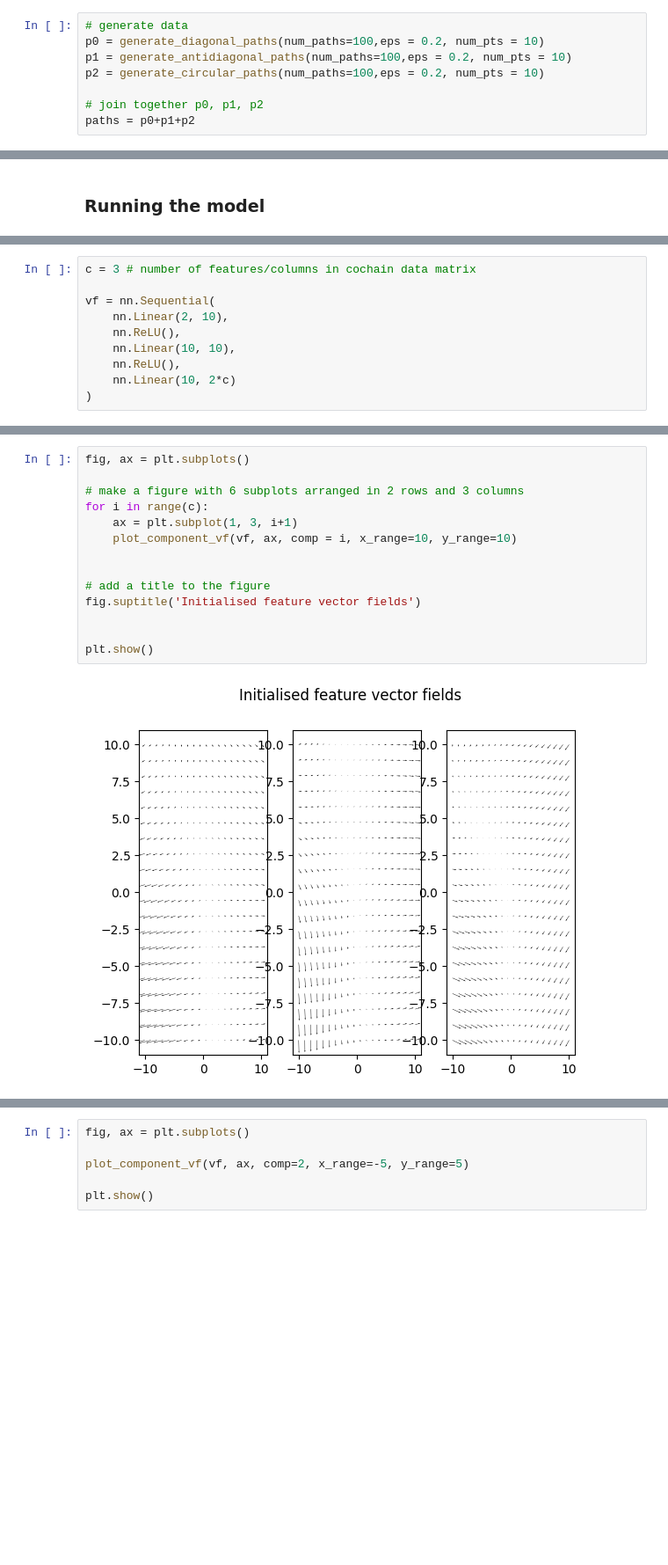
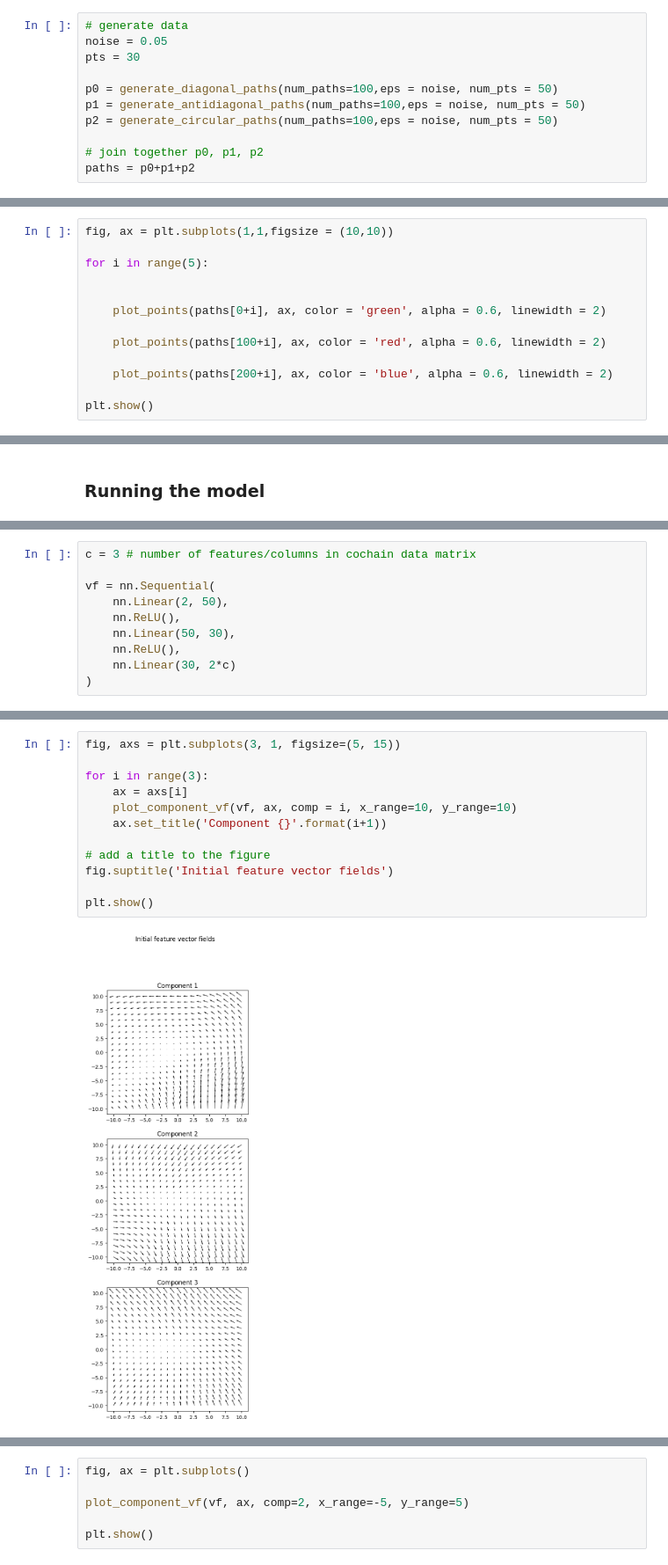
Before and after one commit to aidos-lab/neural-k-forms, a Jupyter notebook: DR-nn-vectorfield-example-R2.ipynb, the cells around one changed output, grey strips where cells are left out. Shown at 88% size. Saved outputs shown, nothing was run; the diff lists cells and outputs as text; blank space fills up the shorter version.

```diff
--- a/DR-nn-vectorfield-example-R2.ipynb
+++ b/DR-nn-vectorfield-example-R2.ipynb
@@ -380,9 +455,12 @@ def generate_circular_paths(num_paths=100,eps = 0.2, num_pts = 10):
     return Paths
 # %%
 # generate data
-p0 = generate_diagonal_paths(num_paths=100,eps = 0.2, num_pts = 10)
-p1 = generate_antidiagonal_paths(num_paths=100,eps = 0.2, num_pts = 10)
-p2 = generate_circular_paths(num_paths=100,eps = 0.2, num_pts = 10)
+noise = 0.05
+pts = 30
+
+p0 = generate_diagonal_paths(num_paths=100,eps = noise, num_pts = 50)
+p1 = generate_antidiagonal_paths(num_paths=100,eps = noise, num_pts = 50)
+p2 = generate_circular_paths(num_paths=100,eps = noise, num_pts = 50)
 
 # join together p0, p1, p2
 paths = p0+p1+p2
@@ -414,0 +473,13 @@ tensor([[1, 0, 0],
+# %%
+fig, ax = plt.subplots(1,1,figsize = (10,10))
+
+for i in range(5):
+
+
+    plot_points(paths[0+i], ax, color = 'green', alpha = 0.6, linewidth = 2)
+
+    plot_points(paths[100+i], ax, color = 'red', alpha = 0.6, linewidth = 2)
+
+    plot_points(paths[200+i], ax, color = 'blue', alpha = 0.6, linewidth = 2)
+
+plt.show()
@@ -418,9 +533,9 @@ tensor([[1, 0, 0],
 c = 3 # number of features/columns in cochain data matrix
 
 vf = nn.Sequential(
-    nn.Linear(2, 10),
+    nn.Linear(2, 50),
     nn.ReLU(),
-    nn.Linear(10, 10),
+    nn.Linear(50, 30),
     nn.ReLU(),
-    nn.Linear(10, 2*c)
+    nn.Linear(30, 2*c)
 )
@@ -427,16 +547,14 @@ vf = nn.Sequential(
 # %%
-fig, ax = plt.subplots()
+fig, axs = plt.subplots(3, 1, figsize=(5, 15))
 
-# make a figure with 6 subplots arranged in 2 rows and 3 columns
-for i in range(c):
-    ax = plt.subplot(1, 3, i+1)
+for i in range(3):
+    ax = axs[i]
     plot_component_vf(vf, ax, comp = i, x_range=10, y_range=10)
-
+    ax.set_title('Component {}'.format(i+1))
 
 # add a title to the figure
-fig.suptitle('Initialised feature vector fields')
-
+fig.suptitle('Initial feature vector fields')
 
 plt.show()
 # %% [output]
-[figure, old version]
+[figure, new version]
```
Also changed, not shown: parts of 37 cells of this notebook.
